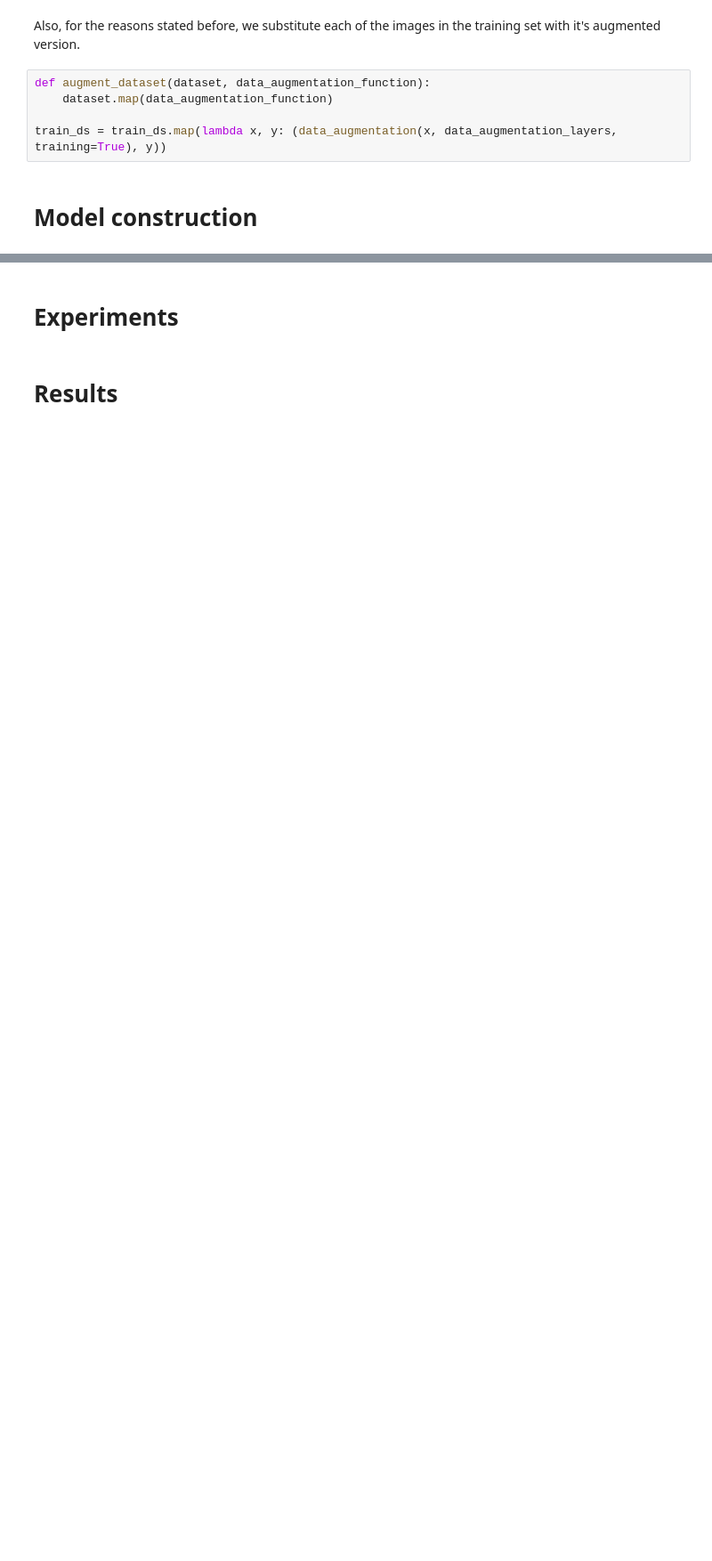
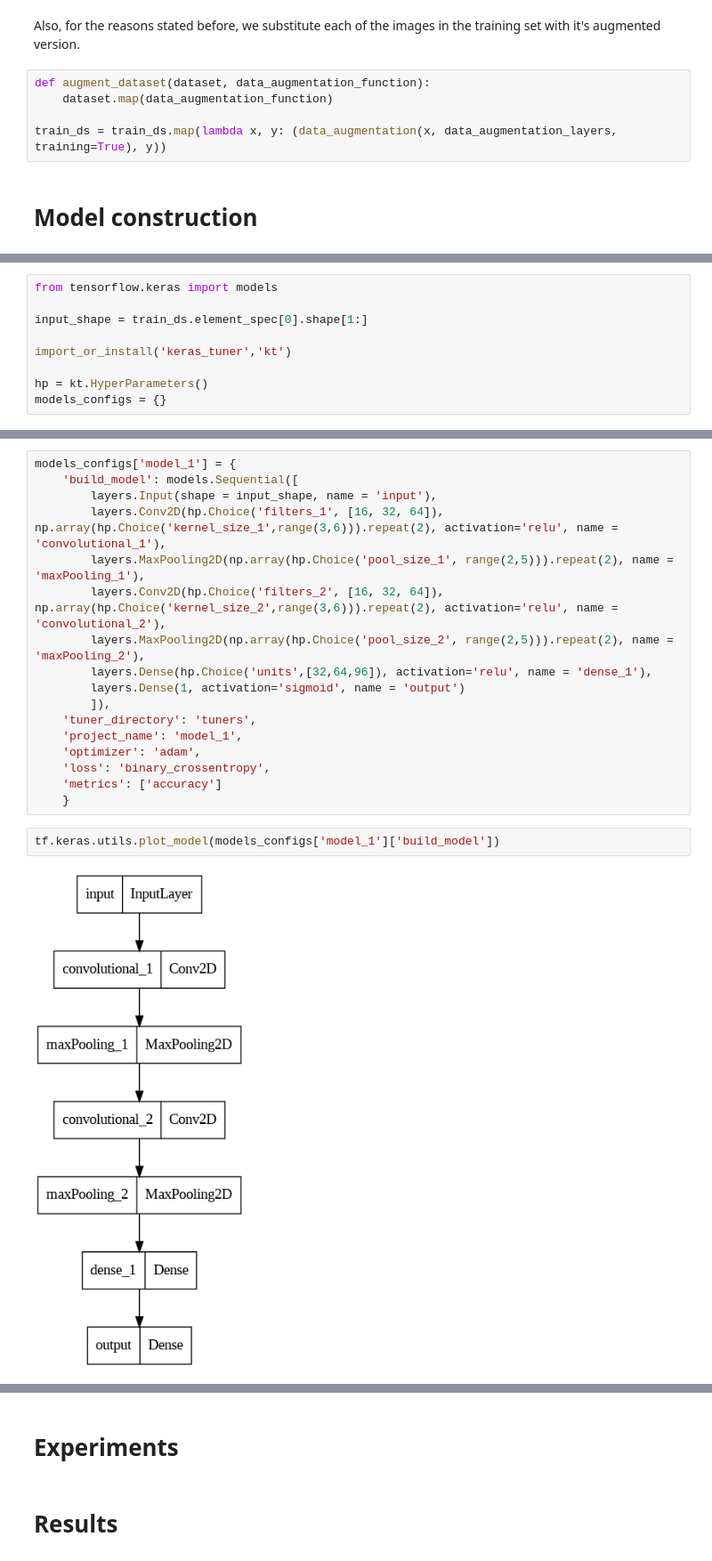
Before and after one commit to LuciaMellini/NNmuffinsChihuahuas, a Jupyter notebook: project.ipynb, the cells around one changed output, grey strips where cells are left out. Shown at 89% size. Saved outputs shown, nothing was run; the diff lists cells and outputs as text; blank space fills up the shorter version.

Commit message:
model definition & hyperparameter tuning

```diff
--- a/project.ipynb
+++ b/project.ipynb
@@ -181,0 +179,9 @@ print("Test Accuracy:", test_acc)
+# %%
+from tensorflow.keras import models
+
+input_shape = train_ds.element_spec[0].shape[1:]
+
+import_or_install('keras_tuner','kt')
+
+hp = kt.HyperParameters()
+models_configs = {}
@@ -181,0 +194,21 @@ print("Test Accuracy:", test_acc)
+# %%
+models_configs['model_1'] = {
+    'build_model': models.Sequential([
+        layers.Input(shape = input_shape, name = 'input'),
+        layers.Conv2D(hp.Choice('filters_1', [16, 32, 64]), np.array(hp.Choice('kernel_size_1',range(3,6))).repeat(2), activation='relu', name = 'convolutional_1'),
+        layers.MaxPooling2D(np.array(hp.Choice('pool_size_1', range(2,5))).repeat(2), name = 'maxPooling_1'),
+        layers.Conv2D(hp.Choice('filters_2', [16, 32, 64]), np.array(hp.Choice('kernel_size_2',range(3,6))).repeat(2), activation='relu', name = 'convolutional_2'),
+        layers.MaxPooling2D(np.array(hp.Choice('pool_size_2', range(2,5))).repeat(2), name = 'maxPooling_2'),
+        layers.Dense(hp.Choice('units',[32,64,96]), activation='relu', name = 'dense_1'),
+        layers.Dense(1, activation='sigmoid', name = 'output')
+        ]),
+    'tuner_directory': 'tuners',
+    'project_name': 'model_1',
+    'optimizer': 'adam',
+    'loss': 'binary_crossentropy',
+    'metrics': ['accuracy']
+    }
+# %%
+tf.keras.utils.plot_model(models_configs['model_1']['build_model'])
+# %% [output]
+[figure, added]
```
Also changed, not shown: parts of 26 cells of this notebook, 1 other file.
